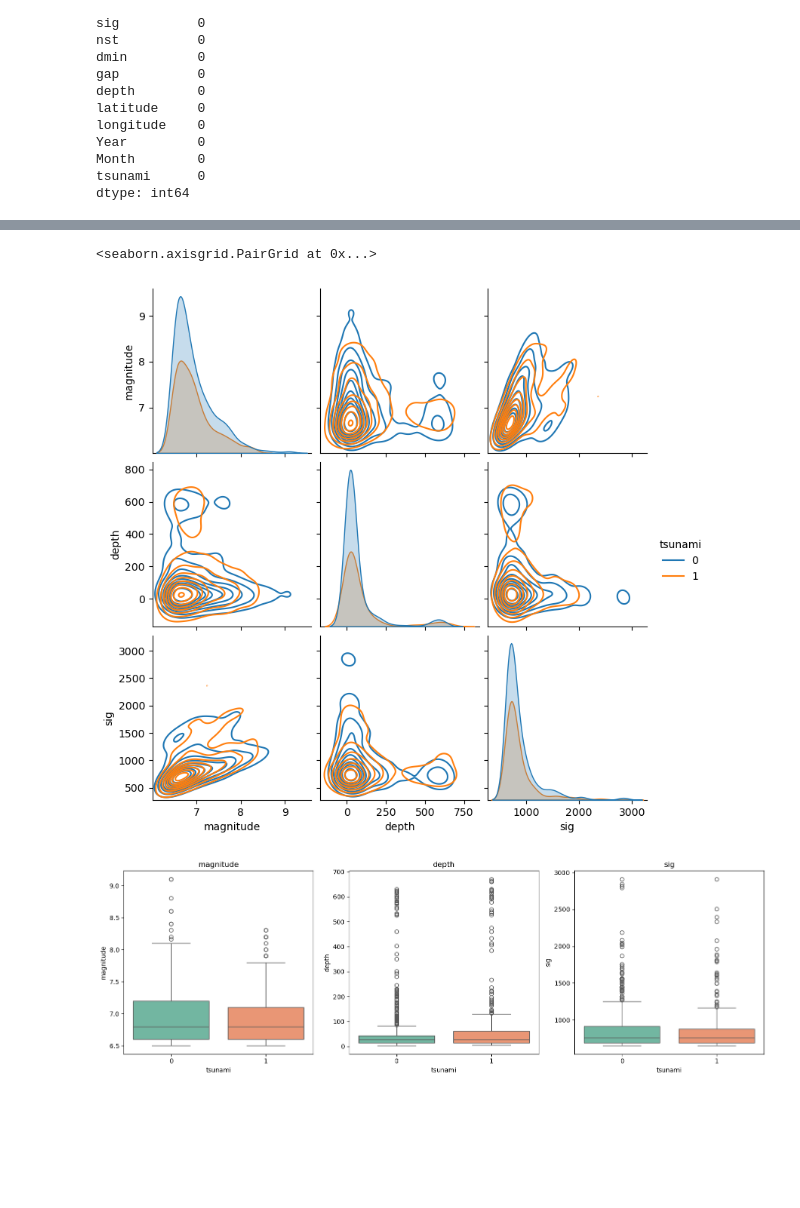
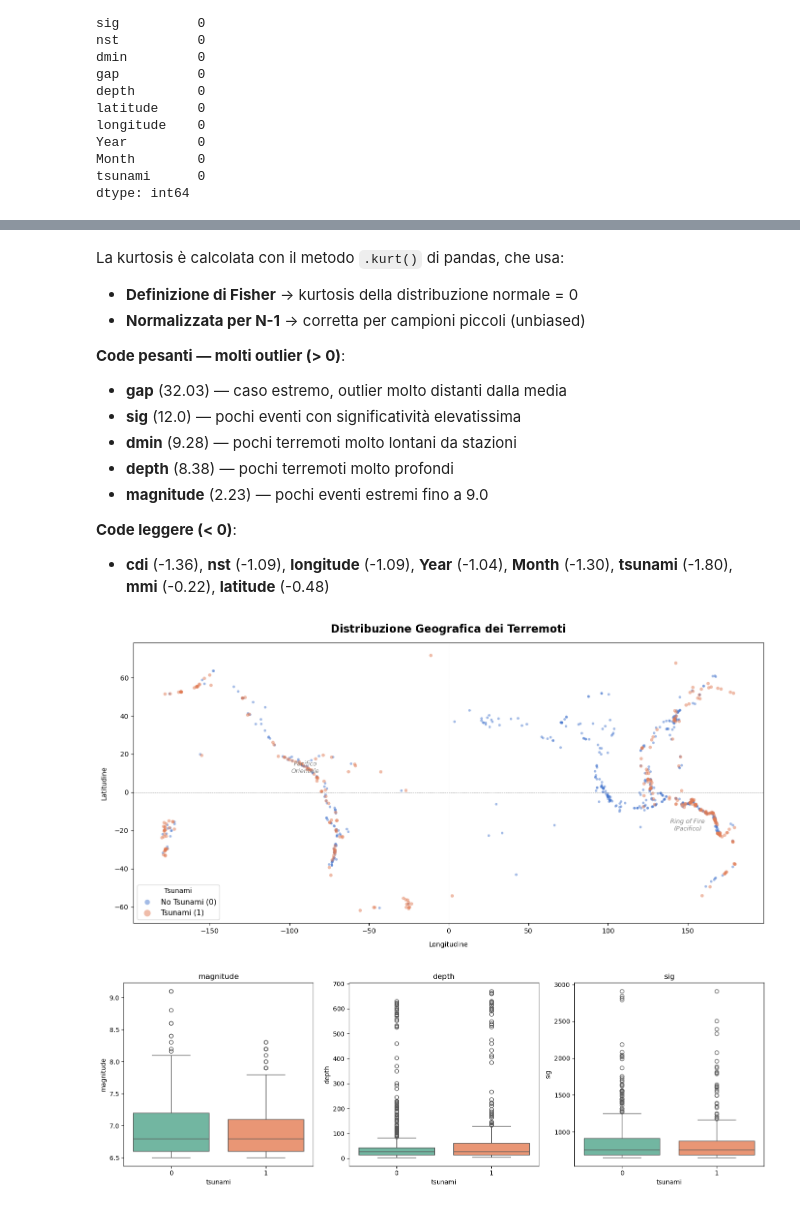
Before and after one commit to juanasofiacruzcontento-svg/machine_learning, a Jupyter notebook: notebooks/01_eda.ipynb, the cells around one changed output, grey strips where cells are left out. Drawn from its saved outputs; the diff is of its cells as text; code cells hidden in the pictures; blank space fills up the shorter version.

```diff
--- a/notebooks/01_eda.ipynb
+++ b/notebooks/01_eda.ipynb
@@ -85,11 +338,58 @@ plt.show()
+# %% [markdown]
+La kurtosis è calcolata con il metodo `.kurt()` di pandas, che usa:
+- **Definizione di Fisher** → kurtosis della distribuzione normale = 0
+- **Normalizzata per N-1** → corretta per campioni piccoli (unbiased)
+
+
+**Code pesanti — molti outlier (> 0)**:
+- **gap** (32.03) — caso estremo, outlier molto distanti dalla media
+- **sig** (12.0) — pochi eventi con significatività elevatissima
+- **dmin** (9.28) — pochi terremoti molto lontani da stazioni
+- **depth** (8.38) — pochi terremoti molto profondi
+- **magnitude** (2.23) — pochi eventi estremi fino a 9.0
+
+**Code leggere (< 0)**:
+- **cdi** (-1.36), **nst** (-1.09), **longitude** (-1.09),
+  **Year** (-1.04), **Month** (-1.30), **tsunami** (-1.80),
+  **mmi** (-0.22), **latitude** (-0.48)
 # %%
-# KDE - mostra la densità invece dei punti
-sns.pairplot(df[['magnitude', 'depth', 'sig', 'tsunami']],
-             hue='tsunami',
-             kind='kde')
+
+fig, ax = plt.subplots(figsize=(14, 7))
+
+colors = {0: '#4878CF', 1: '#E07B54'}
+labels = {0: 'No Tsunami (0)', 1: 'Tsunami (1)'}
+sizes  = {0: 15, 1: 25}
+
+for classe in [0, 1]:
+    subset = df[df['tsunami'] == classe]
+    ax.scatter(
+        subset['longitude'], subset['latitude'],
+        c=colors[classe],
+        label=labels[classe],
+        alpha=0.5,
+        s=sizes[classe],
+        edgecolors='none'
+    )
+
+ax.set_title('Distribuzione Geografica dei Terremoti', fontsize=16, fontweight='bold', pad=15)
+ax.set_xlabel('Longitudine', labelpad=10)
+ax.set_ylabel('Latitudine', labelpad=10)
+ax.legend(title='Tsunami', markerscale=2, fontsize=11)
+
+# Linee equatore e meridiano
+ax.axhline(0, color='gray', linewidth=0.5, linestyle='--', label='Equatore')
+ax.axvline(0, color='gray', linewidth=0.5, linestyle='--')
+
+# Annotazioni zone principali
+ax.annotate('Ring of Fire\n(Pacifico)', xy=(150, -20), fontsize=9, color='gray',
+            ha='center', style='italic')
+ax.annotate('Pacifico\nOrientale', xy=(-90, 10), fontsize=9, color='gray',
+            ha='center', style='italic')
+
+plt.tight_layout()
+plt.show()
 # %% [output]
-<seaborn.axisgrid.PairGrid at 0x...>
-[figure, old version]
+[figure, new version]
 # %%
 fig, axes = plt.subplots(1, 3, figsize=(15, 5))
 
```
Also changed, not shown: parts of 19 cells of this notebook.
